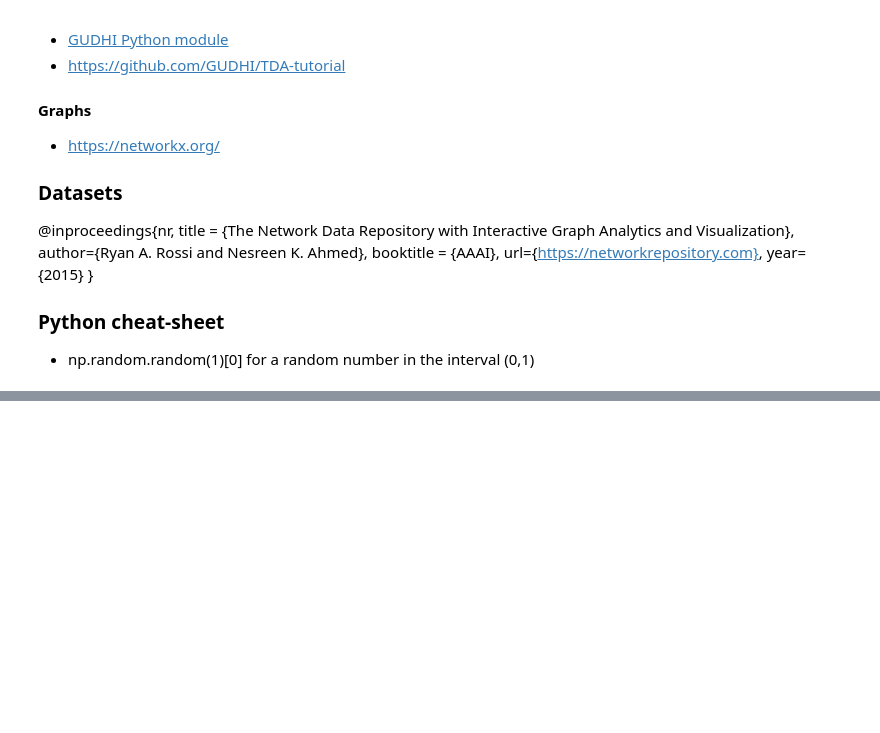
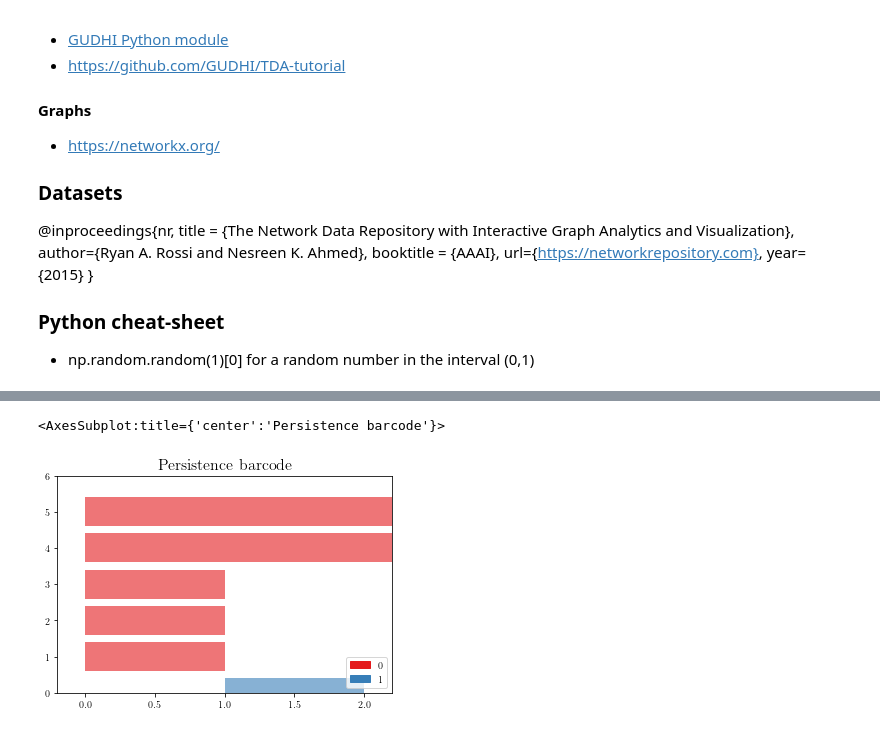
Before and after one commit to ben300694/jupyter-TDA, a Jupyter notebook: persistent_homology_15_min_intro.ipynb, the cells around one changed output, grey strips where cells are left out. Cells and saved outputs as stored; diff of their text form; code cells hidden in the pictures; blank space fills up the shorter version.

```diff
--- a/persistent_homology_15_min_intro.ipynb
+++ b/persistent_homology_15_min_intro.ipynb
@@ -306,0 +354,5 @@ gudhi.plot_persistence_diagram(BarCodes_Rips)
+# %%
+gudhi.plot_persistence_barcode(persistence=BarCodes_Rips, legend=True)
+# %% [output]
+<AxesSubplot:title={'center':'Persistence barcode'}>
+[figure, added]
```
Also changed, not shown: parts of 15 cells of this notebook.
